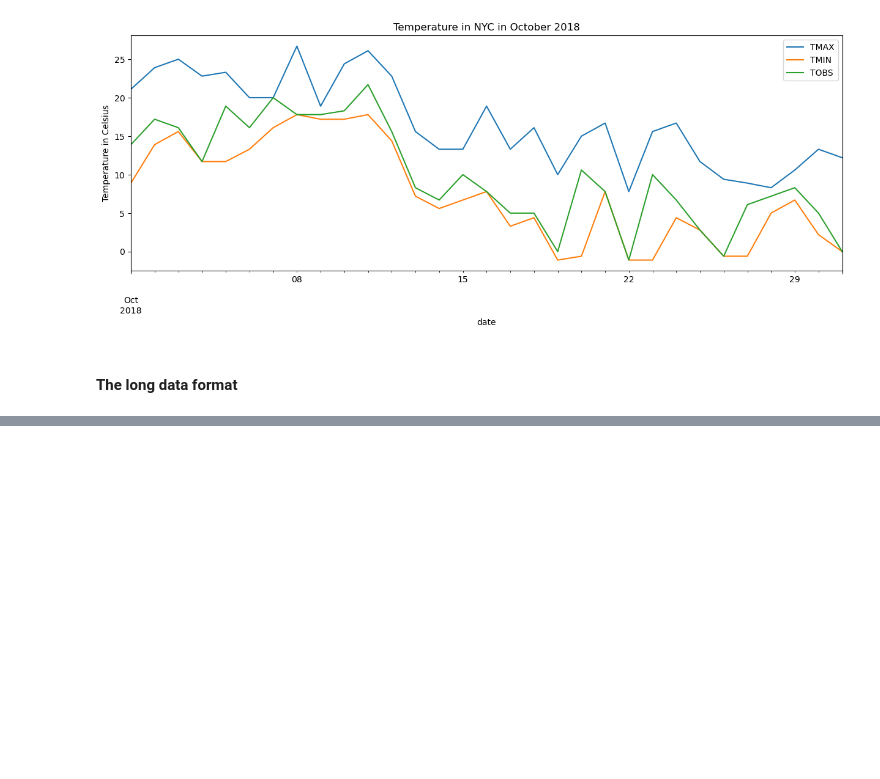
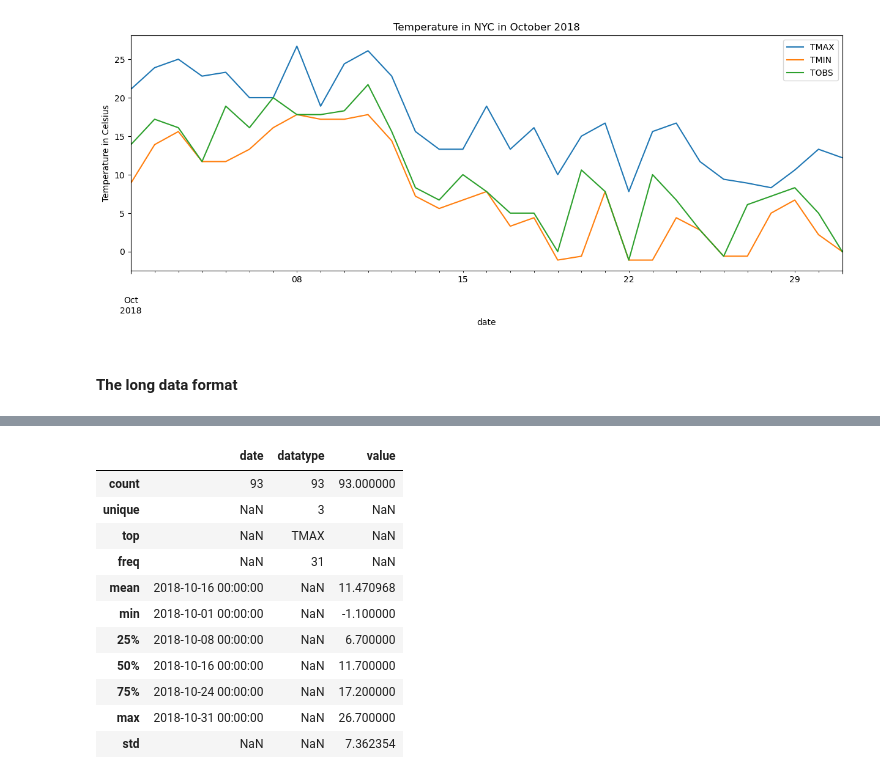
Before and after one commit to pydatawrangler/eda_ref, a Jupyter notebook: hands_on_pandas/notebooks/04_hands_on_pandas_chap3_thru_pg_122.ipynb, the cells around one changed output, grey strips where cells are left out. Saved outputs shown, nothing was run; the diff lists cells and outputs as text; code cells hidden in the pictures; blank space fills up the shorter version.

```diff
--- a/hands_on_pandas/notebooks/04_hands_on_pandas_chap3_thru_pg_122.ipynb
+++ b/hands_on_pandas/notebooks/04_hands_on_pandas_chap3_thru_pg_122.ipynb
@@ -48,0 +58,15 @@ plt.show()
+# %%
+long_df.describe(include='all', datetime_is_numeric=True)
+# %% [output]
+|  | date | datatype | value |
+| count | 93 | 93 | 93.000000 |
+| unique | NaN | 3 | NaN |
+| top | NaN | TMAX | NaN |
+| freq | NaN | 31 | NaN |
+| mean | 2018-10-16 00:00:00 | NaN | 11.470968 |
+| min | 2018-10-01 00:00:00 | NaN | -1.100000 |
+| 25% | 2018-10-08 00:00:00 | NaN | 6.700000 |
+| 50% | 2018-10-16 00:00:00 | NaN | 11.700000 |
+| 75% | 2018-10-24 00:00:00 | NaN | 17.200000 |
+| max | 2018-10-31 00:00:00 | NaN | 26.700000 |
+| std | NaN | NaN | 7.362354 |
```
Also changed, not shown: parts of 8 cells of this notebook.
